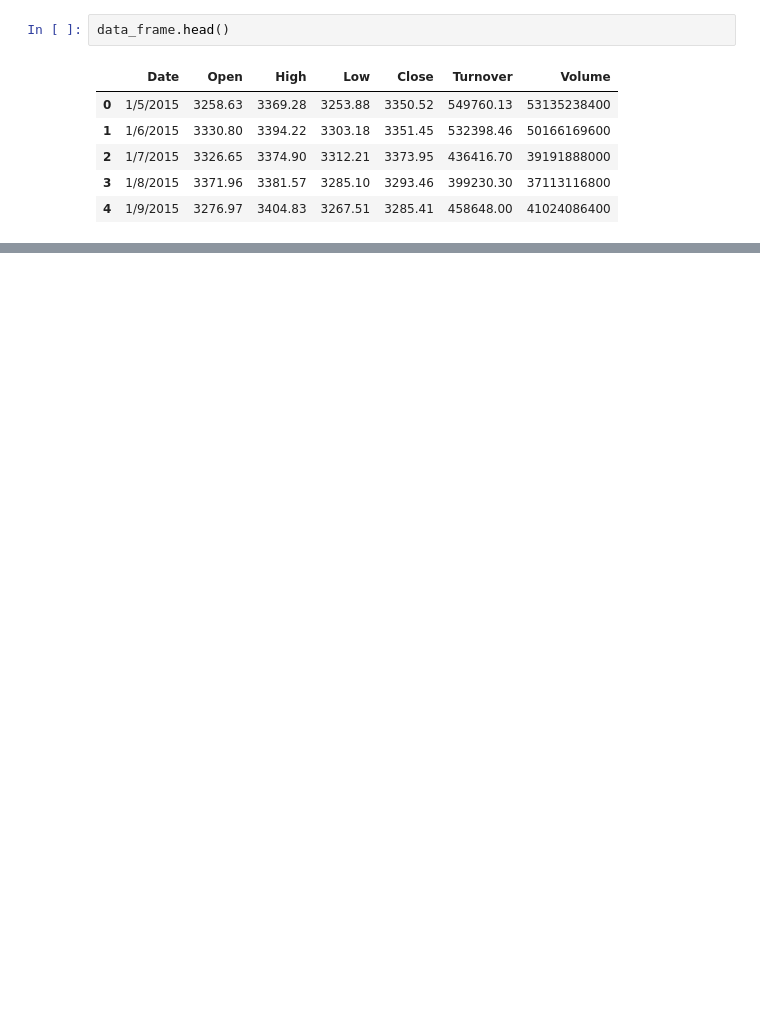
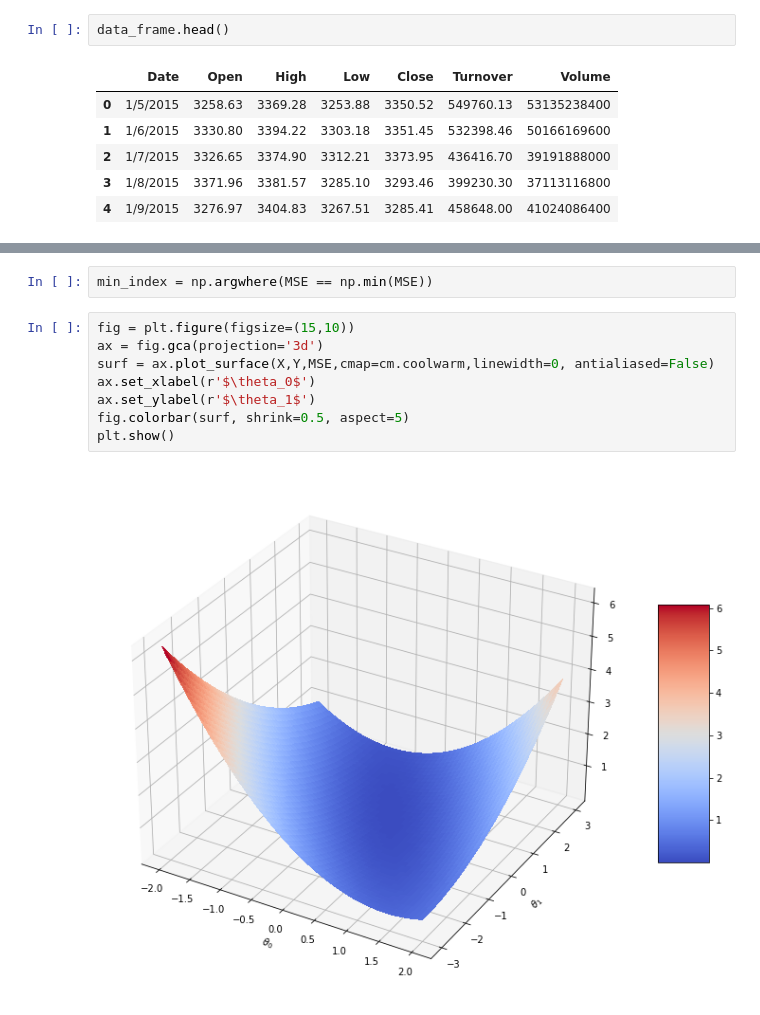
Before and after one commit to ychen1492/coursera-machine-learning, a Jupyter notebook: coursera-ml-week1.ipynb, the cells around one changed output, grey strips where cells are left out. Drawn from its saved outputs; the diff is of its cells as text; blank space fills up the shorter version.

```diff
--- a/coursera-ml-week1.ipynb
+++ b/coursera-ml-week1.ipynb
@@ -14,0 +52,12 @@ data_frame.head()
+# %%
+min_index = np.argwhere(MSE == np.min(MSE))
+# %%
+fig = plt.figure(figsize=(15,10))
+ax = fig.gca(projection='3d')
+surf = ax.plot_surface(X,Y,MSE,cmap=cm.coolwarm,linewidth=0, antialiased=False)
+ax.set_xlabel(r'$\theta_0$')
+ax.set_ylabel(r'$\theta_1$')
+fig.colorbar(surf, shrink=0.5, aspect=5)
+plt.show()
+# %% [output]
+[figure, added]
```
Also changed, not shown: parts of 15 cells of this notebook.
